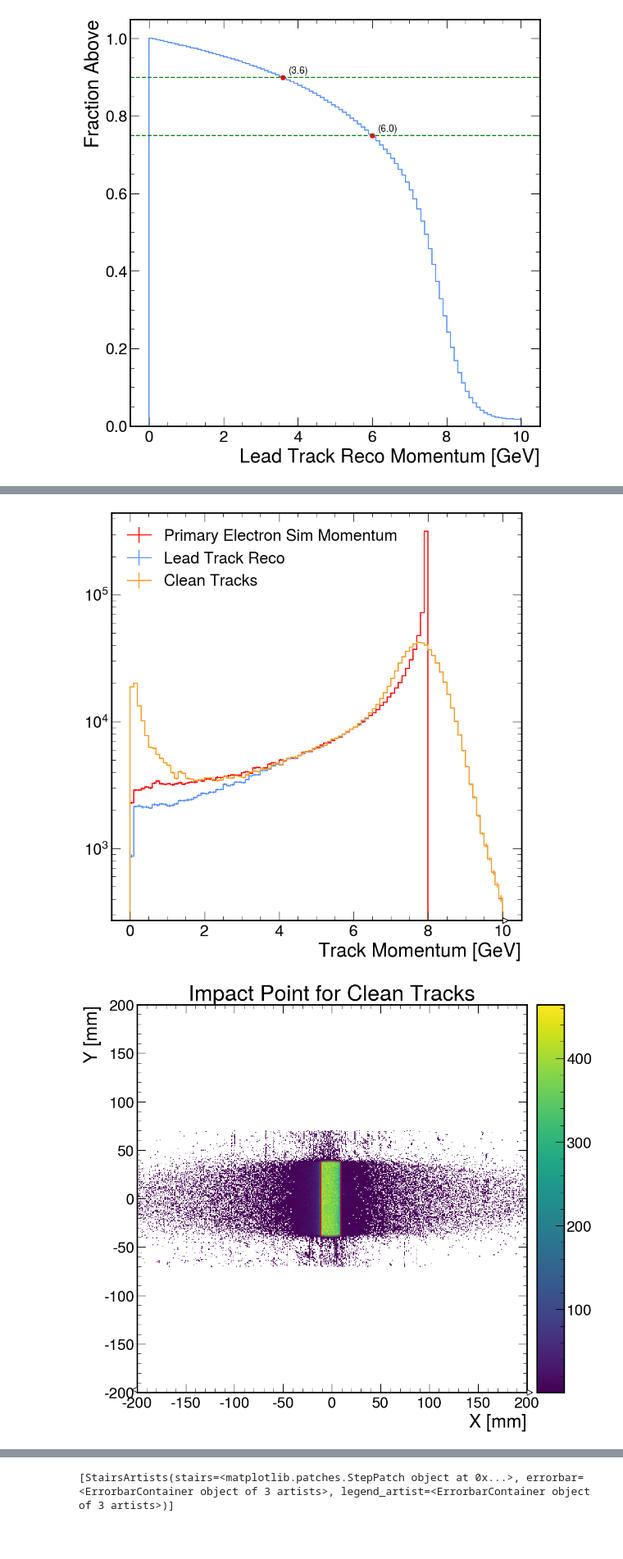
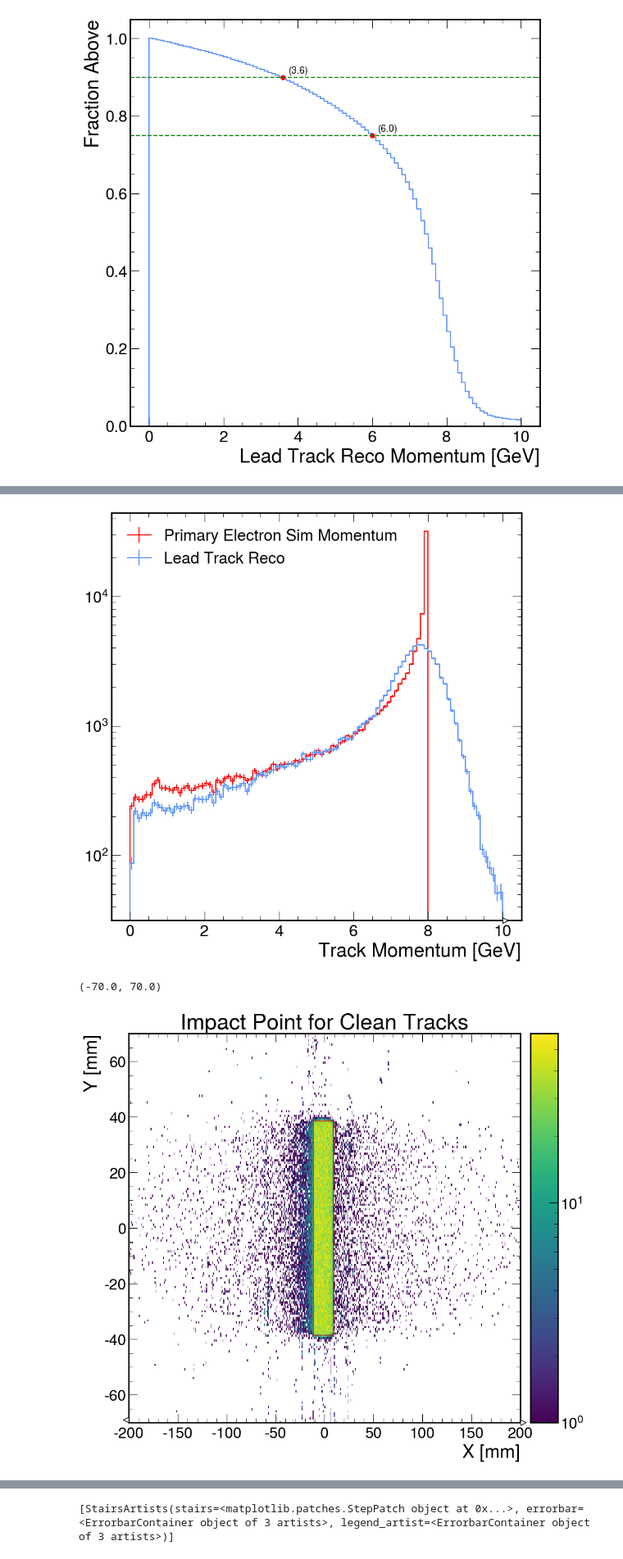
Before and after one commit to rodr1001/my_code, a Jupyter notebook: ldmx/EAT_Tracking/STREAMLINE-plot-eat-tracking-histograms.ipynb, the cells around one changed output, grey strips where cells are left out. Shown at 82% size. Cells and saved outputs as stored; diff of their text form; code cells hidden in the pictures; blank space fills up the shorter version.

```diff
--- a/ldmx/EAT_Tracking/STREAMLINE-plot-eat-tracking-histograms.ipynb
+++ b/ldmx/EAT_Tracking/STREAMLINE-plot-eat-tracking-histograms.ipynb
@@ -25,7 +25,7 @@ class HistFile:
             return self._file[item]
         return self._ana_dir[f'{self._ana}_{item}']
 # %%
-f = HistFile('hist_track_ana_10.root', 'TrackAnalyzer')
+f = HistFile('hist_track_ana_1_TEST.root', 'TrackAnalyzer')
 # %%
 f.keys()
 # %% [output]
@@ -135,20 +135,22 @@ hh = f['sim_momentum'].to_hist()
    # hh[i]=hh[i]*0.05
 h = hh.plot(color ="red",label = "Primary Electron Sim Momentum")
 g = f['reco_leadtrk_momentum'].to_hist().plot(label = "Lead Track Reco")
-d = f['reco_momentum'].to_hist().plot(label = "Clean Tracks")
+#d = f['reco_momentum'].to_hist().plot(label = "Clean Tracks")
 plt.legend(loc='best')
 plt.xlabel('Track Momentum [GeV]')
 plt.yscale("log")
-plt.savefig("sim_clean_vs_lead_reco_1D-log-sample.jpg")
+#plt.savefig("sim_clean_vs_lead_reco_1D-log-sample.jpg")
 # %% [output]
-[figure, old version]
+[figure, new version]
 # %%
-f['impact_point'].to_hist().plot(cmin=1)
+f['impact_point'].to_hist().plot(cmin=1,norm='log')
 ax = plt.gca()
 plt.title("Impact Point for Clean Tracks")
 rect = patches.Rectangle((-11.5, -38.5), 20.5, 77, linewidth=1, edgecolor='r', facecolor='none')
 ax.add_patch(rect)
-plt.savefig("impact_point_clean_tracks_sample.jpg")
+plt.ylim(-70,70)
+#plt.savefig("10M_impact_point_clean_tracks.jpg")
 # %% [output]
+(-70.0, 70.0)
-[figure, old version]
+[figure, new version]
 # %%
```
Also changed, not shown: parts of 14 cells of this notebook, 1 other file.
